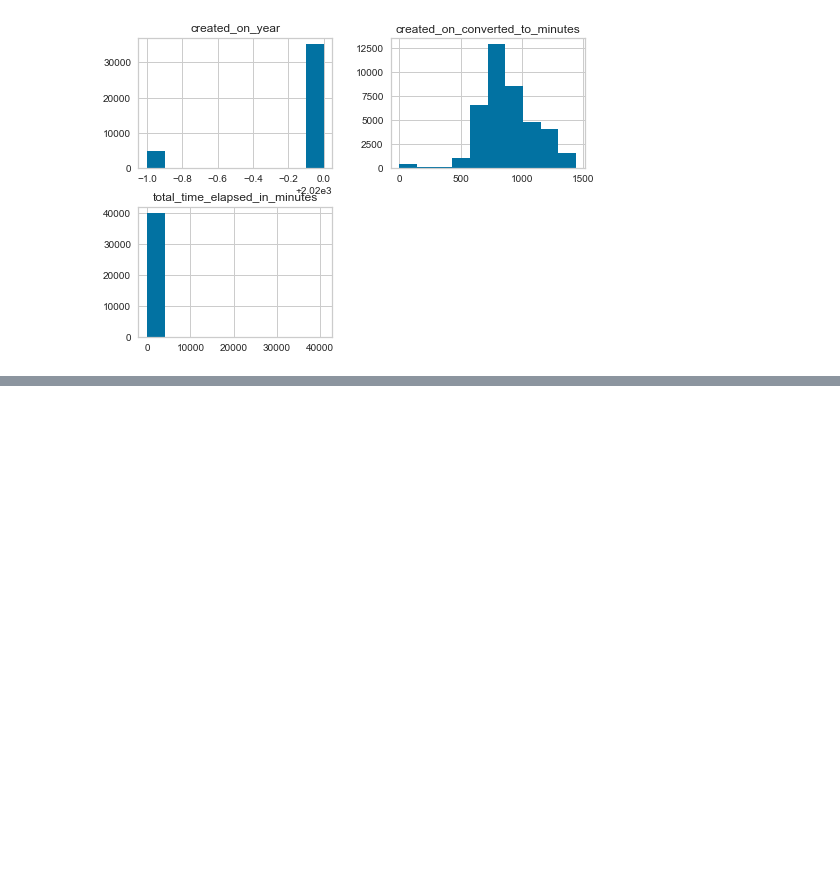
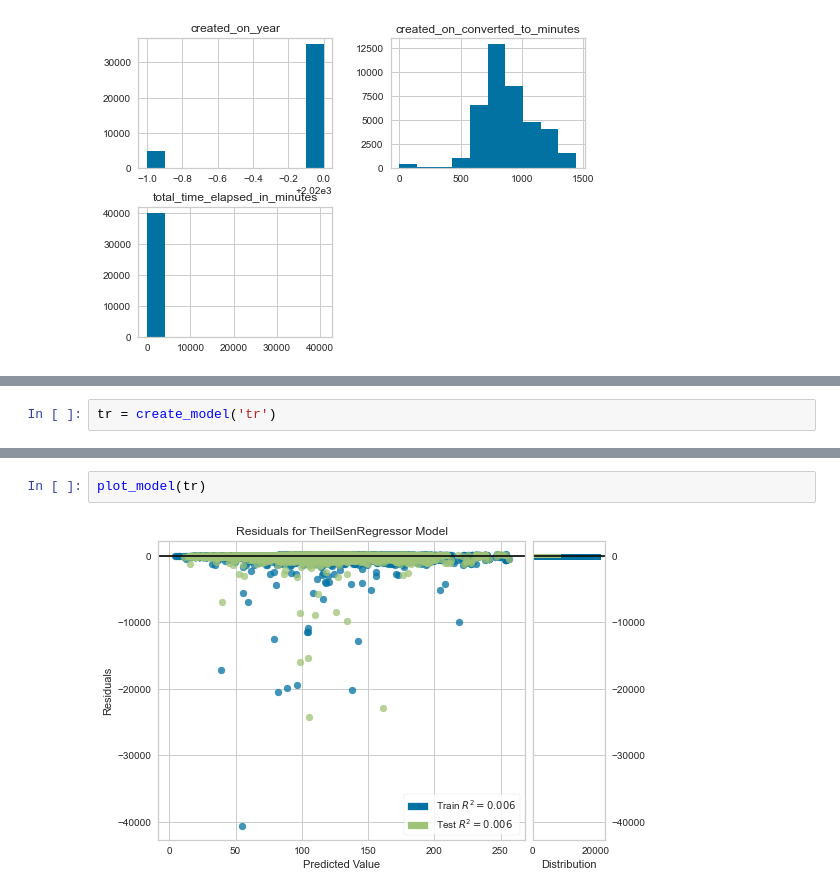
Before and after one commit to vishalkashyap95/DataAnalyst_Internship_learning, a Jupyter notebook: final_findings/predict_time_with_xray_type.ipynb, the cells around one changed output, grey strips where cells are left out. Cells and saved outputs as stored; diff of their text form; blank space fills up the shorter version.

```diff
--- a/final_findings/predict_time_with_xray_type.ipynb
+++ b/final_findings/predict_time_with_xray_type.ipynb
@@ -443,0 +497,2 @@ array([[<AxesSubplot:title={'center':'created_on_year'}>,
+# %%
+tr = create_model('tr')
@@ -443,0 +513,4 @@ array([[<AxesSubplot:title={'center':'created_on_year'}>,
+# %%
+plot_model(tr)
+# %% [output]
+[figure, added]
```
Also changed, not shown: parts of 57 cells of this notebook, 10 other files.
